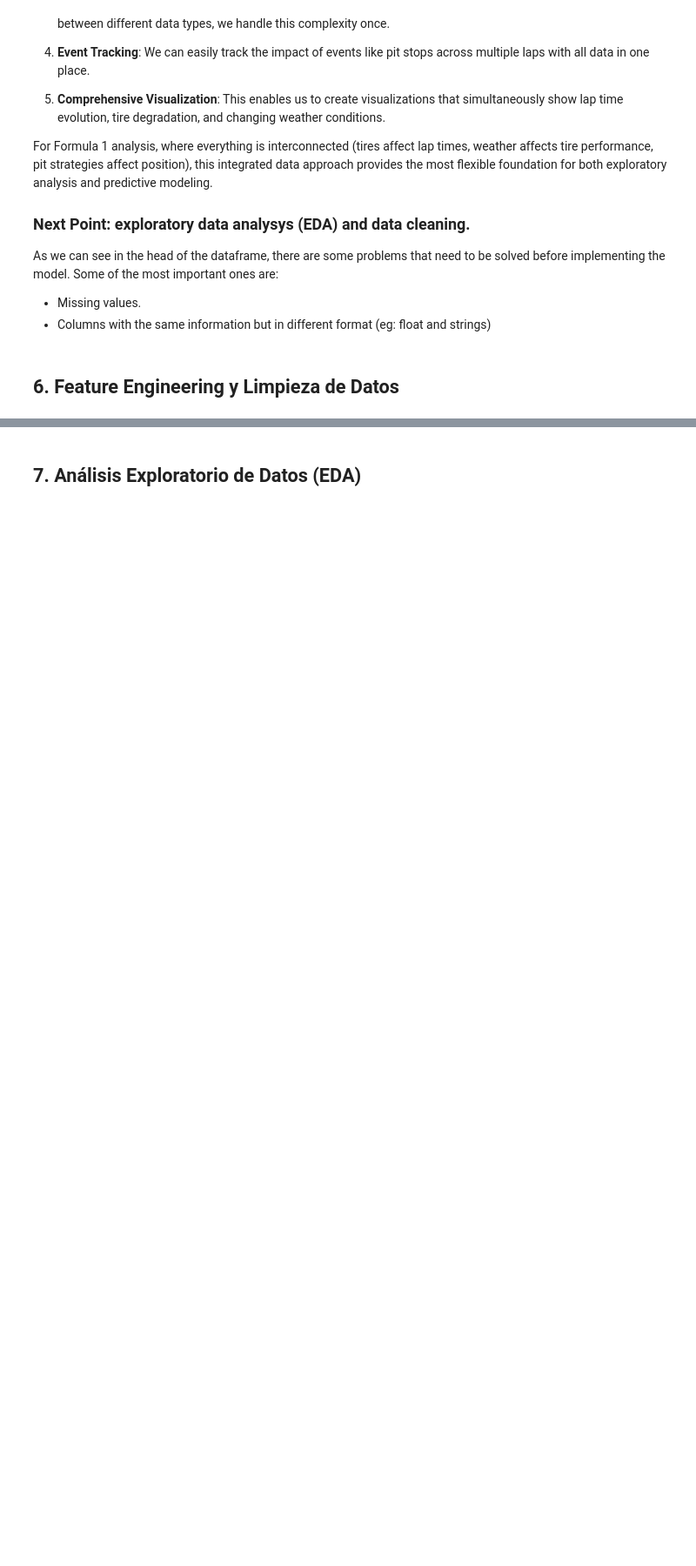
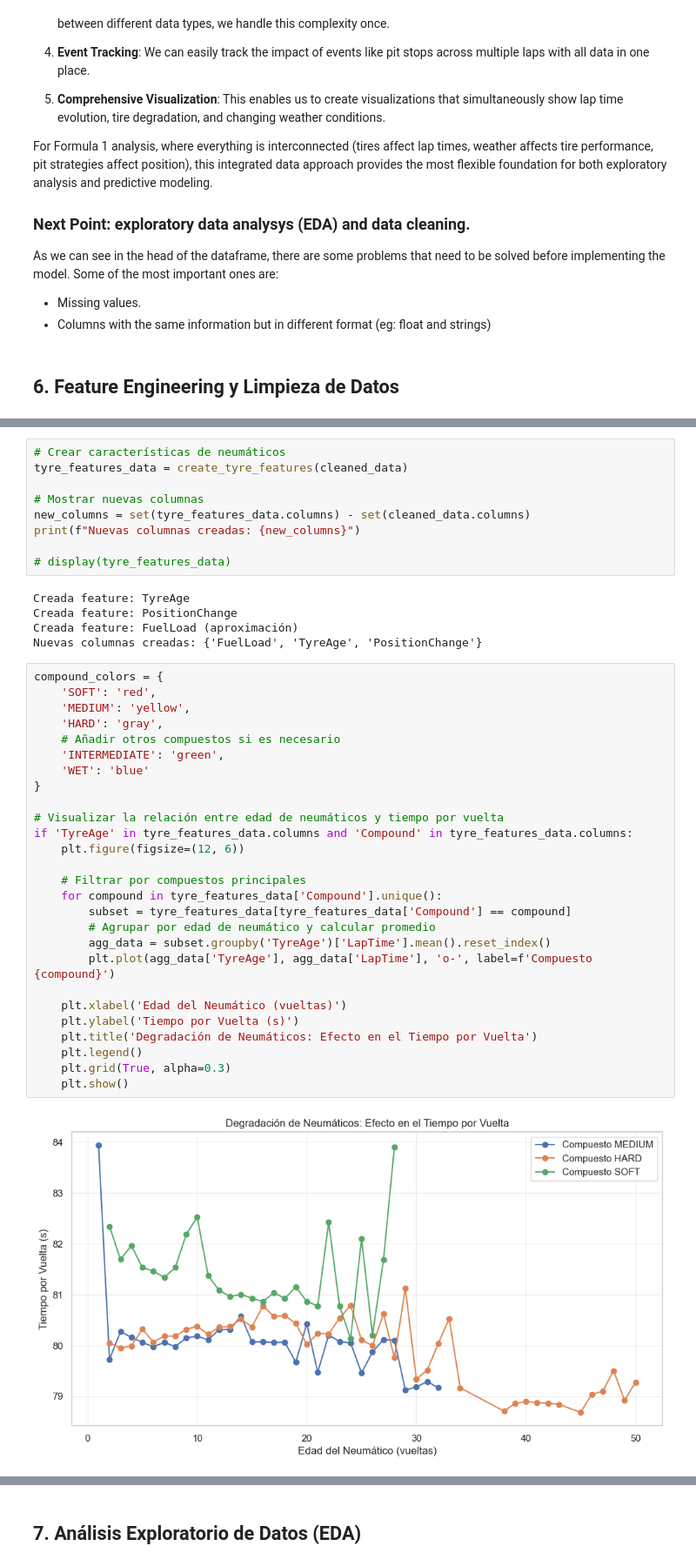
Before and after one commit to VforVitorio/F1_Strat_Manager, a Jupyter notebook: scripts/lap_prediction.ipynb, the cells around one changed output, grey strips where cells are left out. Shown at 87% size. Drawn from its saved outputs; the diff is of its cells as text; blank space fills up the shorter version.

```diff
--- a/scripts/lap_prediction.ipynb
+++ b/scripts/lap_prediction.ipynb
@@ -584,0 +589,43 @@ model_data, available_features = prepare_data_for_modeling(merged_data)
+# %%
+# Crear características de neumáticos
+tyre_features_data = create_tyre_features(cleaned_data)
+
+# Mostrar nuevas columnas
+new_columns = set(tyre_features_data.columns) - set(cleaned_data.columns)
+print(f"Nuevas columnas creadas: {new_columns}")
+
+# display(tyre_features_data)
+# %% [output]
+Creada feature: TyreAge
+Creada feature: PositionChange
+Creada feature: FuelLoad (aproximación)
+Nuevas columnas creadas: {'FuelLoad', 'TyreAge', 'PositionChange'}
+# %%
+compound_colors = {
+    'SOFT': 'red',
+    'MEDIUM': 'yellow',
+    'HARD': 'gray',
+    # Añadir otros compuestos si es necesario
+    'INTERMEDIATE': 'green',
+    'WET': 'blue'
+}
+
+# Visualizar la relación entre edad de neumáticos y tiempo por vuelta
+if 'TyreAge' in tyre_features_data.columns and 'Compound' in tyre_features_data.columns:
+    plt.figure(figsize=(12, 6))
+
+    # Filtrar por compuestos principales
+    for compound in tyre_features_data['Compound'].unique():
+        subset = tyre_features_data[tyre_features_data['Compound'] == compound]
+        # Agrupar por edad de neumático y calcular promedio
+        agg_data = subset.groupby('TyreAge')['LapTime'].mean().reset_index()
+        plt.plot(agg_data['TyreAge'], agg_data['LapTime'], 'o-', label=f'Compuesto {compound}')
+
+    plt.xlabel('Edad del Neumático (vueltas)')
+    plt.ylabel('Tiempo por Vuelta (s)')
+    plt.title('Degradación de Neumáticos: Efecto en el Tiempo por Vuelta')
+    plt.legend()
+    plt.grid(True, alpha=0.3)
+    plt.show()
+# %% [output]
+[figure, added]
```
Also changed, not shown: parts of 38 cells of this notebook, 2 other files.
